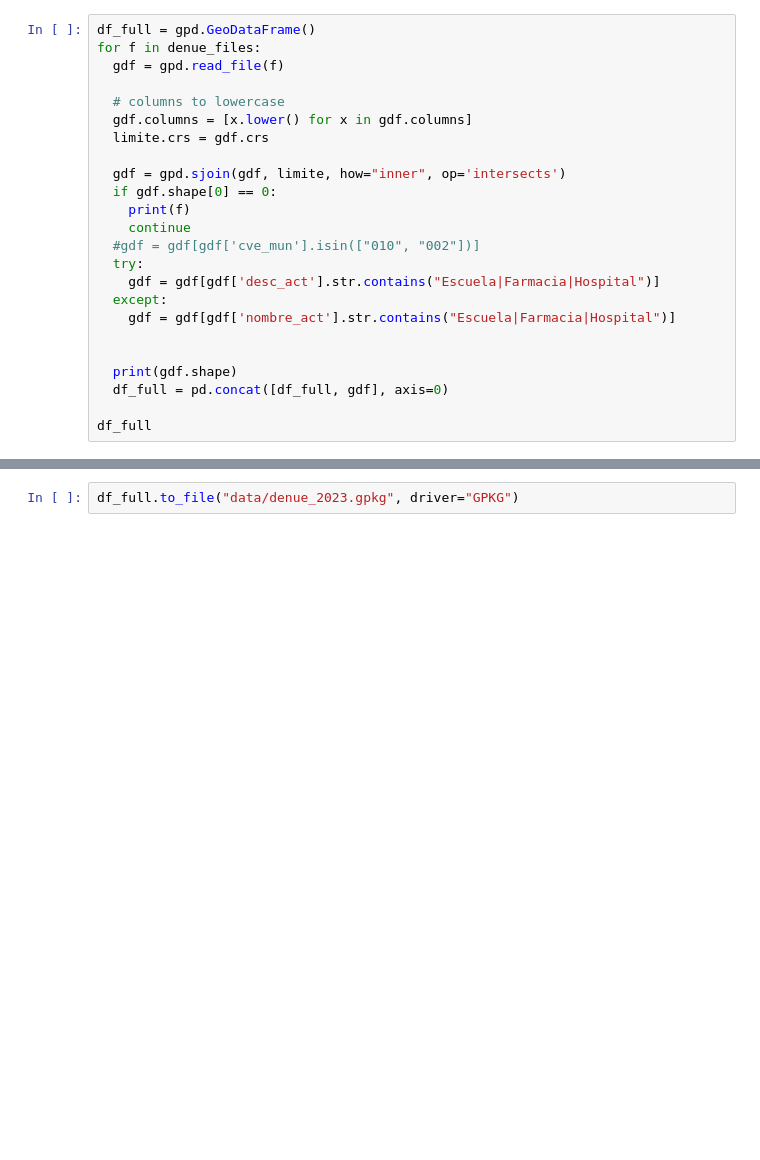
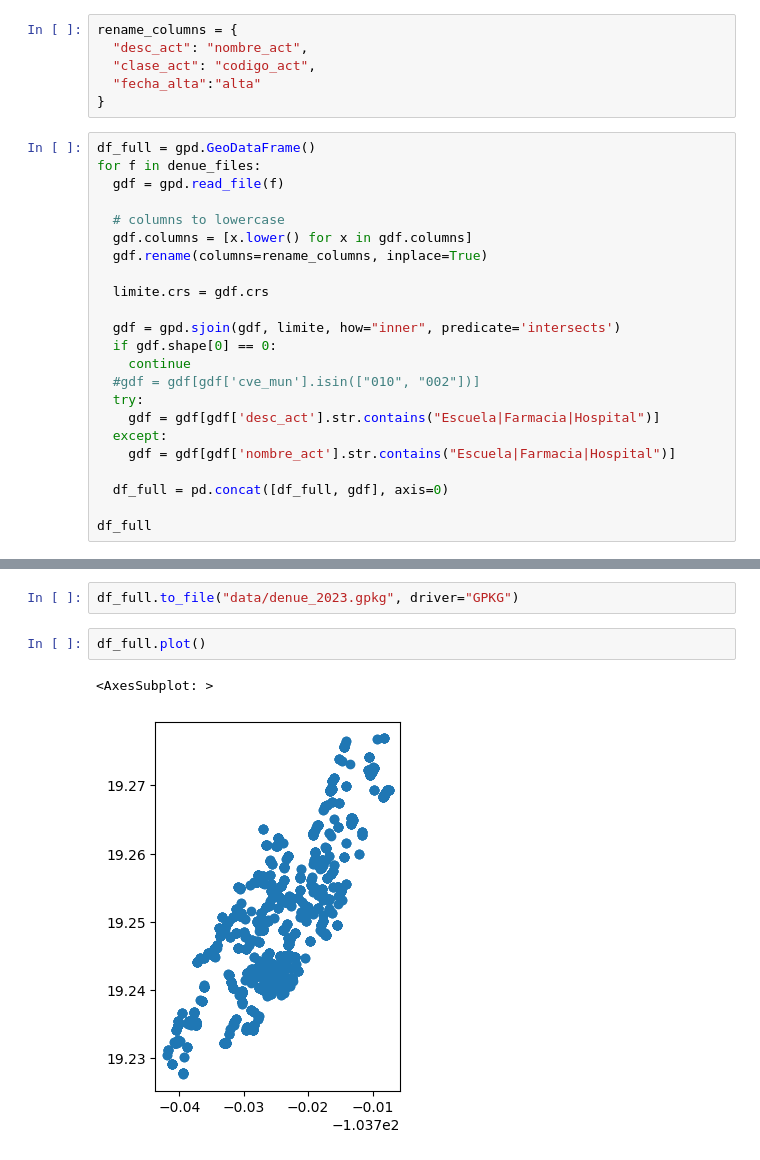
Before and after one commit to pcorner10/prep_2023, a Jupyter notebook: prep2023_V1.ipynb, the cells around one changed output, grey strips where cells are left out. Saved outputs shown, nothing was run; the diff lists cells and outputs as text; blank space fills up the shorter version.

```diff
--- a/prep2023_V1.ipynb
+++ b/prep2023_V1.ipynb
@@ -52,3 +52,9 @@ len(denue_files)
+# %%
+rename_columns = {
+  "desc_act": "nombre_act",
+  "clase_act": "codigo_act",
+  "fecha_alta":"alta"
+}
 # %%
 df_full = gpd.GeoDataFrame()
 for f in denue_files:
@@ -56,11 +62,12 @@ for f in denue_files:
 
   # columns to lowercase
   gdf.columns = [x.lower() for x in gdf.columns]
+  gdf.rename(columns=rename_columns, inplace=True)
+
   limite.crs = gdf.crs
 
-  gdf = gpd.sjoin(gdf, limite, how="inner", op='intersects')
+  gdf = gpd.sjoin(gdf, limite, how="inner", predicate='intersects')
   if gdf.shape[0] == 0:
-    print(f)
     continue
   #gdf = gdf[gdf['cve_mun'].isin(["010", "002"])]
   try:
@@ -68,8 +75,6 @@ for f in denue_files:
   except:
     gdf = gdf[gdf['nombre_act'].str.contains("Escuela|Farmacia|Hospital")]
 
-
-  print(gdf.shape)
   df_full = pd.concat([df_full, gdf], axis=0)
 
 df_full
@@ -90,2 +95,7 @@ data/denue\4_denue_06_2011_shp\denue1106c_06.shp
 # %%
 df_full.to_file("data/denue_2023.gpkg", driver="GPKG")
+# %%
+df_full.plot()
+# %% [output]
+<AxesSubplot: >
+[figure, added]
```
Also changed, not shown: parts of 11 cells of this notebook, 1 other file.
